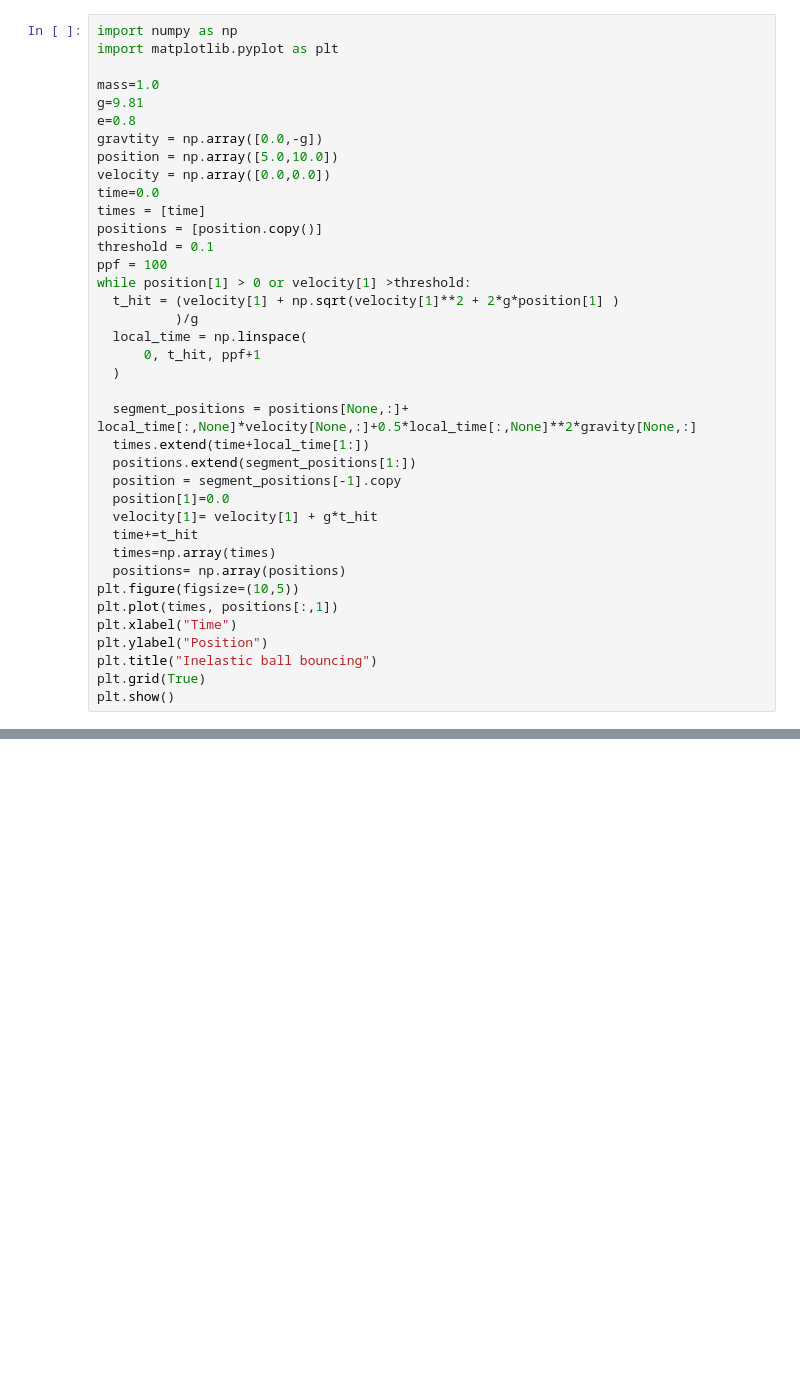
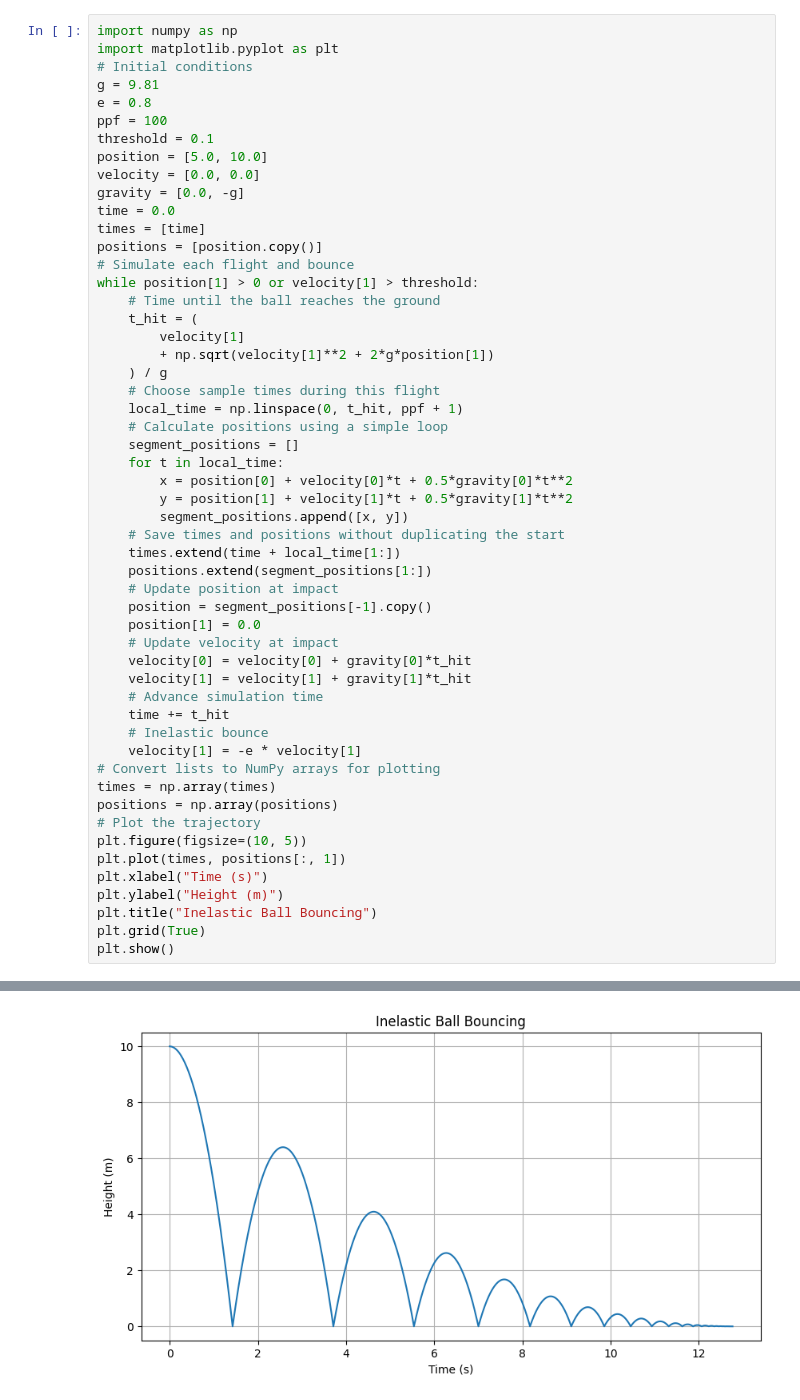
Before and after one commit to Homo-novus31/BardeenLabs, a Jupyter notebook: Untitled0.ipynb, the cells around one changed output, grey strips where cells are left out. Saved outputs shown, nothing was run; the diff lists cells and outputs as text; blank space fills up the shorter version.

```diff
--- a/Untitled0.ipynb
+++ b/Untitled0.ipynb
@@ -3,39 +3,54 @@
 # %%
 import numpy as np
 import matplotlib.pyplot as plt
-
-mass=1.0
-g=9.81
-e=0.8
-gravtity = np.array([0.0,-g])
-position = np.array([5.0,10.0])
-velocity = np.array([0.0,0.0])
-time=0.0
+# Initial conditions
+g = 9.81
+e = 0.8
+ppf = 100
+threshold = 0.1
+position = [5.0, 10.0]
+velocity = [0.0, 0.0]
+gravity = [0.0, -g]
+time = 0.0
 times = [time]
 positions = [position.copy()]
-threshold = 0.1
-ppf = 100
-while position[1] > 0 or velocity[1] >threshold:
-  t_hit = (velocity[1] + np.sqrt(velocity[1]**2 + 2*g*position[1] )
-          )/g
-  local_time = np.linspace(
-      0, t_hit, ppf+1
-  )
-
-  segment_positions = positions[None,:]+ local_time[:,None]*velocity[None,:]+0.5*local_time[:,None]**2*gravity[None,:]
-  times.extend(time+local_time[1:])
-  positions.extend(segment_positions[1:])
-  position = segment_positions[-1].copy
-  position[1]=0.0
-  velocity[1]= velocity[1] + g*t_hit
-  time+=t_hit
-  times=np.array(times)
-  positions= np.array(positions)
-plt.figure(figsize=(10,5))
-plt.plot(times, positions[:,1])
-plt.xlabel("Time")
-plt.ylabel("Position")
-plt.title("Inelastic ball bouncing")
+# Simulate each flight and bounce
+while position[1] > 0 or velocity[1] > threshold:
+    # Time until the ball reaches the ground
+    t_hit = (
+        velocity[1]
+        + np.sqrt(velocity[1]**2 + 2*g*position[1])
+    ) / g
+    # Choose sample times during this flight
+    local_time = np.linspace(0, t_hit, ppf + 1)
+    # Calculate positions using a simple loop
+    segment_positions = []
+    for t in local_time:
+        x = position[0] + velocity[0]*t + 0.5*gravity[0]*t**2
+        y = position[1] + velocity[1]*t + 0.5*gravity[1]*t**2
+        segment_positions.append([x, y])
+    # Save times and positions without duplicating the start
+    times.extend(time + local_time[1:])
+    positions.extend(segment_positions[1:])
+    # Update position at impact
+    position = segment_positions[-1].copy()
+    position[1] = 0.0
+    # Update velocity at impact
+    velocity[0] = velocity[0] + gravity[0]*t_hit
+    velocity[1] = velocity[1] + gravity[1]*t_hit
+    # Advance simulation time
+    time += t_hit
+    # Inelastic bounce
+    velocity[1] = -e * velocity[1]
+# Convert lists to NumPy arrays for plotting
+times = np.array(times)
+positions = np.array(positions)
+# Plot the trajectory
+plt.figure(figsize=(10, 5))
+plt.plot(times, positions[:, 1])
+plt.xlabel("Time (s)")
+plt.ylabel("Height (m)")
+plt.title("Inelastic Ball Bouncing")
 plt.grid(True)
 plt.show()
 # %% [output]
@@ -42,0 +57 @@ TypeError: list indices must be integers or slices, not tuple
+[figure, added]
```
Also changed, not shown: parts of 1 cell of this notebook.
